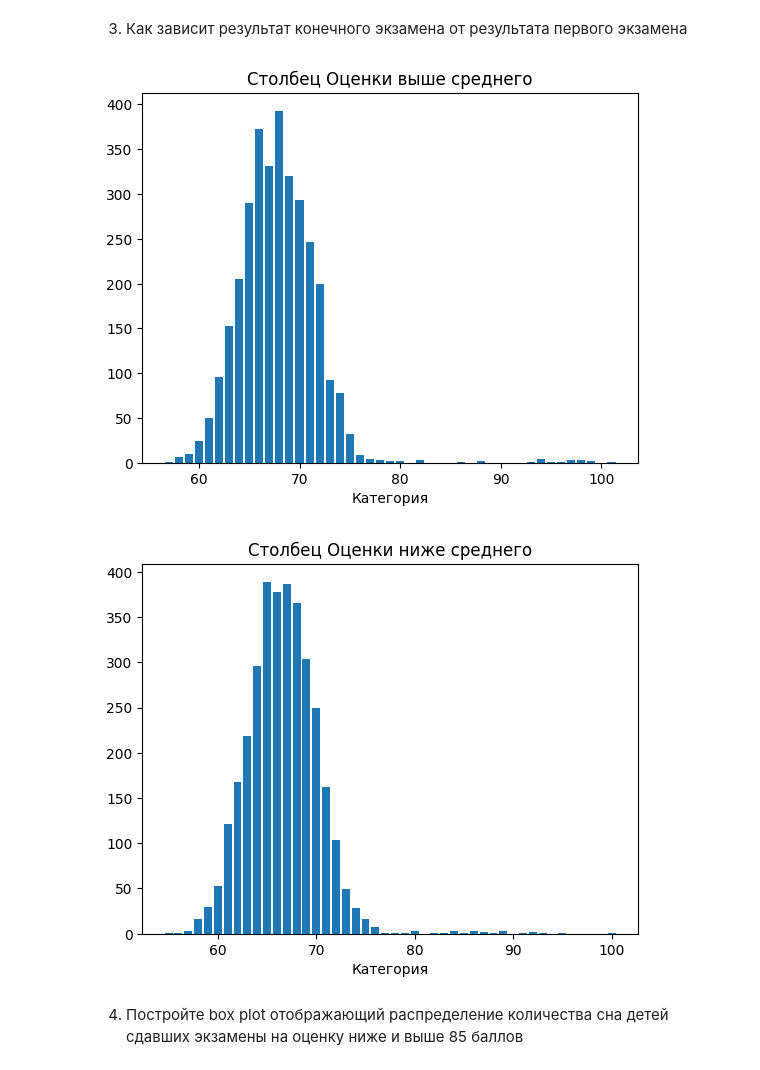
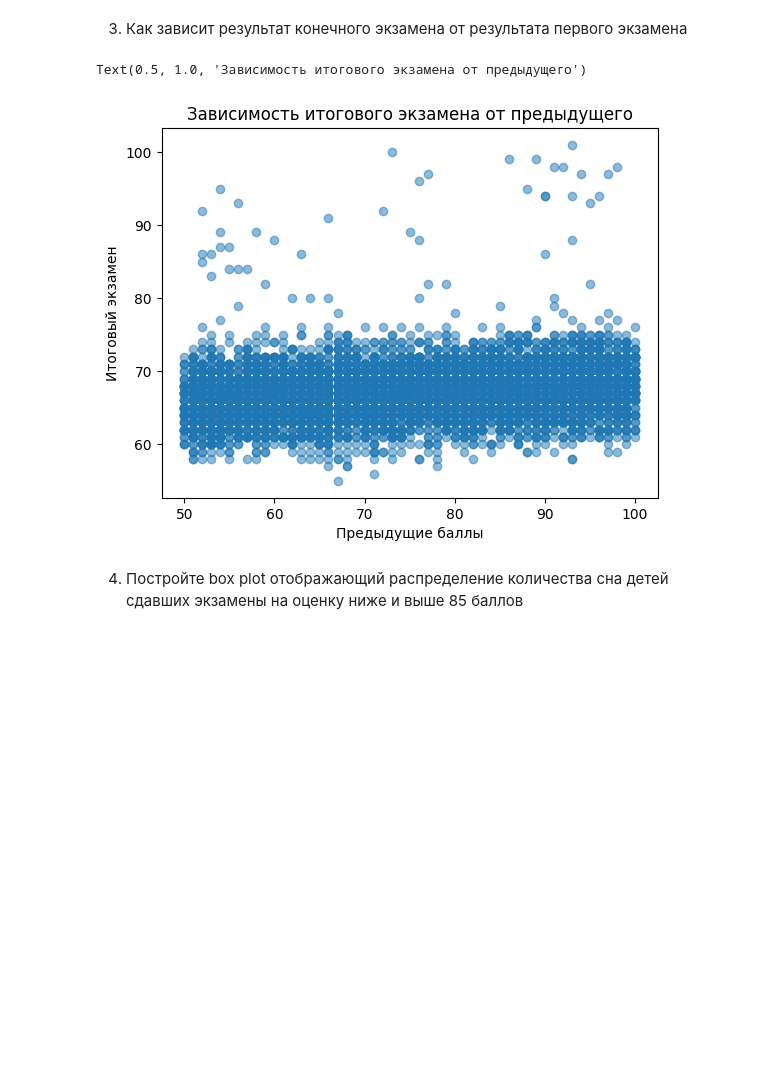
Before and after one commit to anxiousss/ML, a Jupyter notebook: hw1/Lab1-6.ipynb, the cells around one changed output. Drawn from its saved outputs; the diff is of its cells as text; code cells hidden in the pictures; blank space fills up the shorter version.

```diff
--- a/hw1/Lab1-6.ipynb
+++ b/hw1/Lab1-6.ipynb
@@ -292,25 +298,13 @@ plt.show()
 # %% [markdown]
 3. Как зависит результат конечного экзамена от результата первого экзамена
 # %%
-first_results = df["Previous_Scores"]
-average = df["Previous_Scores"].mean()
-
-positive = df[first_results > average]["Exam_Score"]
-negative = df[first_results <= average]["Exam_Score"]
-
-
-plt.bar(positive.value_counts().index, positive.value_counts().values,)
-plt.title('Столбец Оценки выше среднего')
-plt.xlabel('Категория')
-plt.show()
-
-plt.bar(negative.value_counts().index, negative.value_counts().values,)
-plt.title('Столбец Оценки ниже среднего')
-plt.xlabel('Категория')
-plt.show()
+plt.scatter(df['Previous_Scores'], df['Exam_Score'], alpha=0.5)
+plt.xlabel('Предыдущие баллы')
+plt.ylabel('Итоговый экзамен')
+plt.title('Зависимость итогового экзамена от предыдущего')
 # %% [output]
+Text(0.5, 1.0, 'Зависимость итогового экзамена от предыдущего')
-[figure, old version]
+[figure, new version]
-[figure, removed]
 # %% [markdown]
 4. Постройте box plot отображающий распределение количества сна детей сдавших экзамены на оценку ниже и выше 85 баллов
 # %%
```
Also changed, not shown: parts of 20 cells of this notebook.
